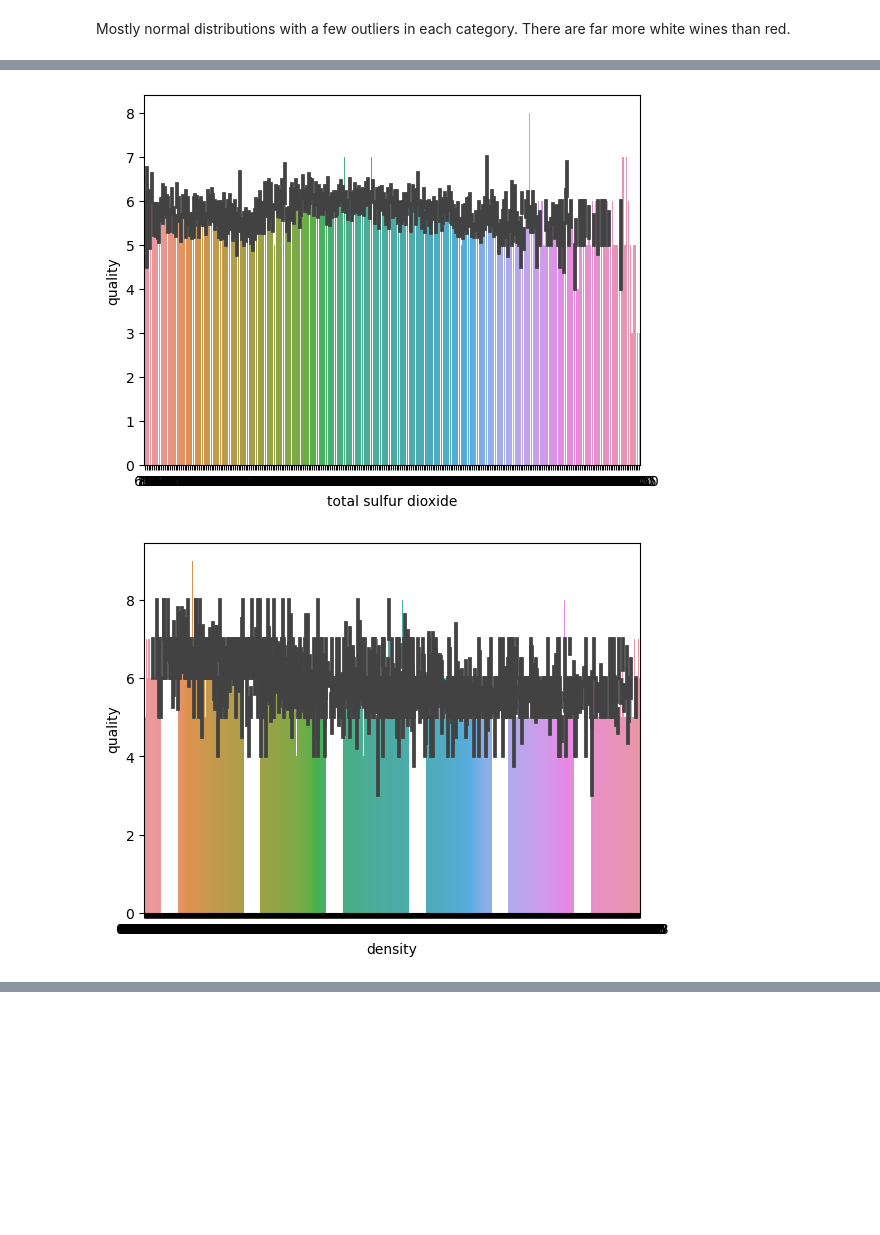
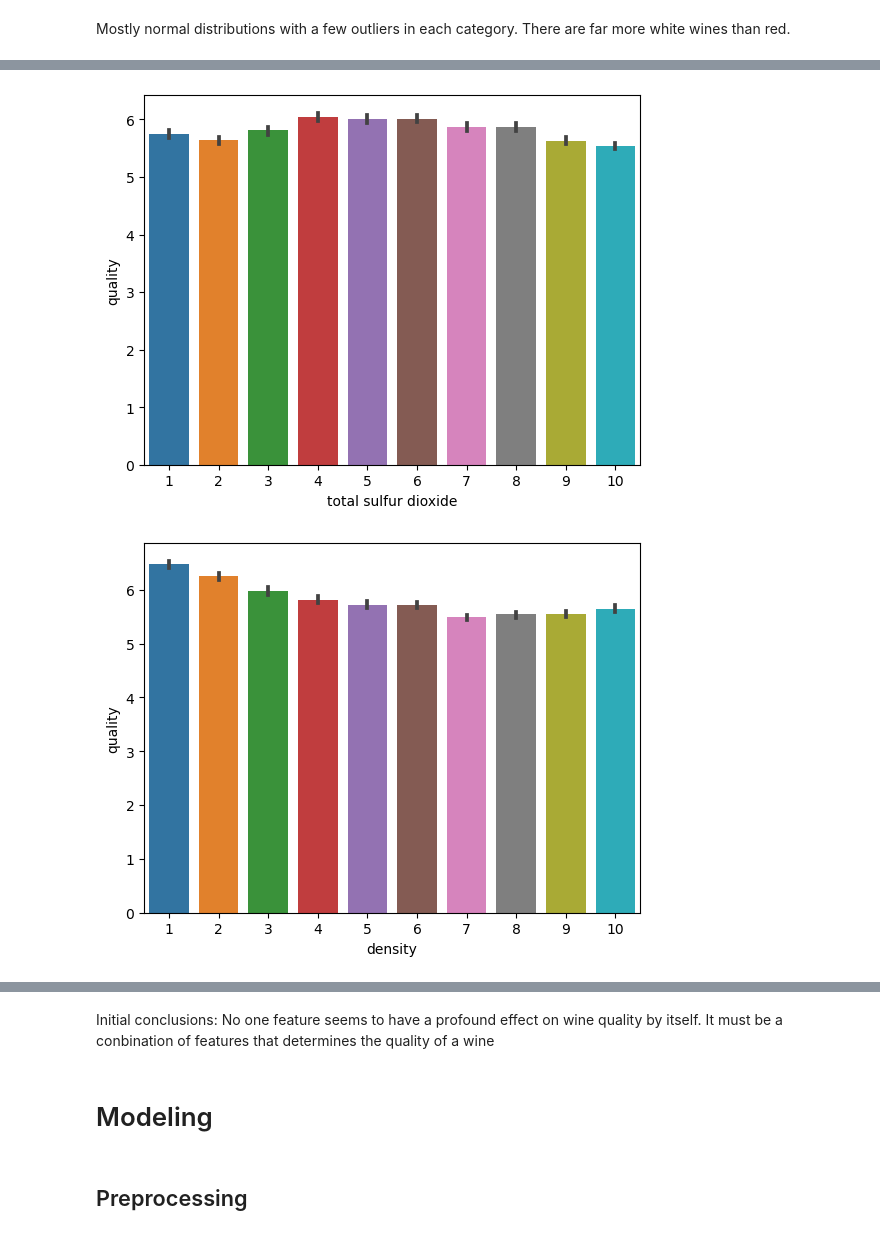
Before and after one commit to nick-edwige-clustering-project/wine-clustering-project, a Jupyter notebook: mvp_nick.ipynb, the cells around one changed output, grey strips where cells are left out. Drawn from its saved outputs; the diff is of its cells as text; code cells hidden in the pictures; blank space fills up the shorter version.

```diff
--- a/mvp_nick.ipynb
+++ b/mvp_nick.ipynb
@@ -144,0 +156,5 @@ Mostly normal distributions with a few outliers in each category. There are far
+# %%
+bin_wine = wine.copy()
+# %%
+for col in bin_wine.select_dtypes(float).columns:
+    bin_wine[col] = pd.qcut(bin_wine[col], 10, [1,2,3,4,5,6,7,8,9,10])
@@ -145,5 +170,5 @@ Mostly normal distributions with a few outliers in each category. There are far
 # %%
-for col in wine.select_dtypes(float):
+for col in bin_wine:
     plt.figure()
-    sns.barplot(wine, x=qual, y='quality')
+    sns.barplot(bin_wine, x=col, y='quality')
 # %% [output]
@@ -156,2 +181,2 @@ for col in wine.select_dtypes(float):
-[figure, old version]
+[figure, new version]
-[figure, old version]
+[figure, new version]
@@ -160,0 +188,6 @@ for col in wine.select_dtypes(float):
+# %% [markdown]
+Initial conclusions: No one feature seems to have a profound effect on wine quality by itself. It must be a conbination of features that determines the quality of a wine
+# %% [markdown]
+# Modeling
+# %% [markdown]
+## Preprocessing
```
Also changed, not shown: parts of 5 cells of this notebook.
